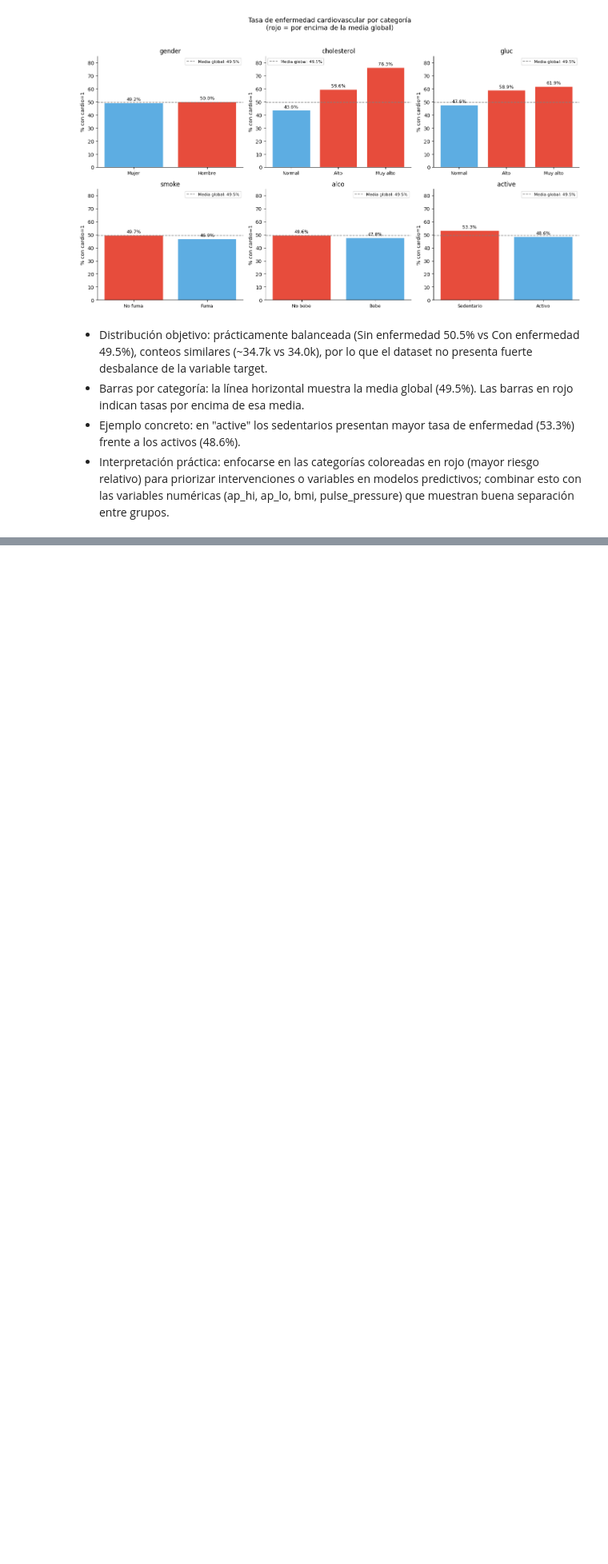
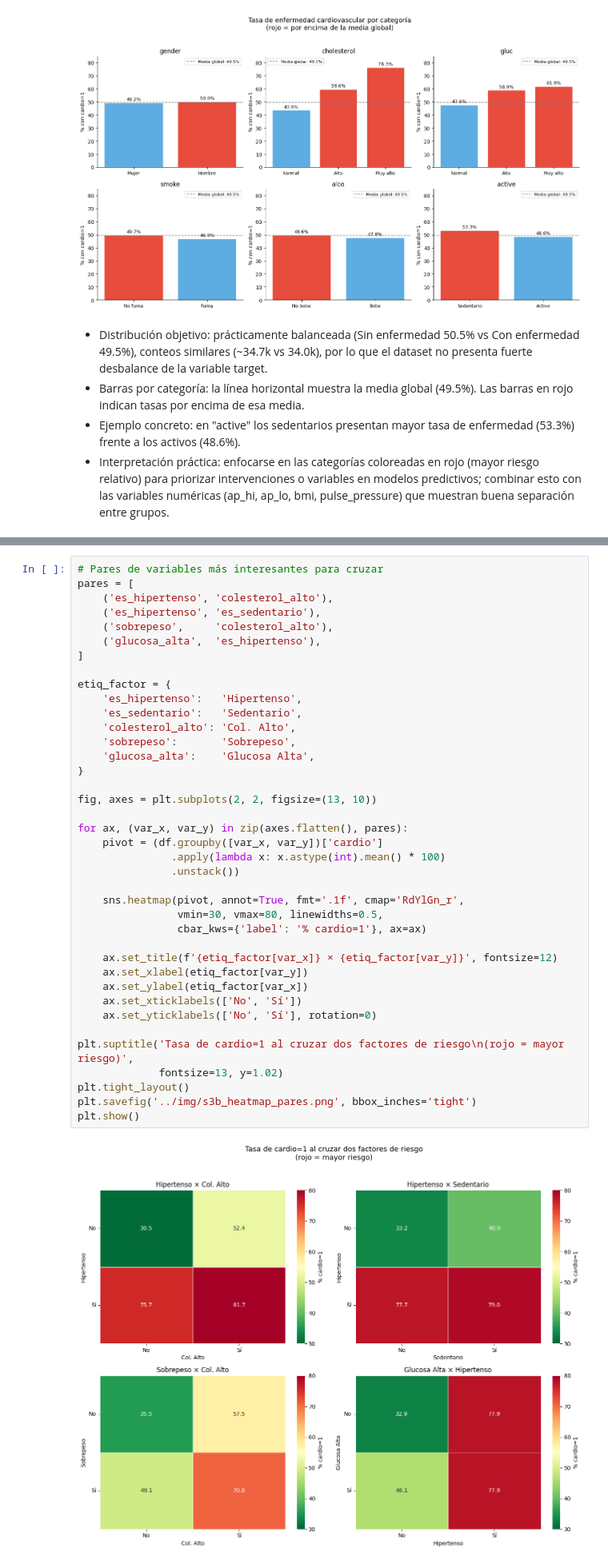
Before and after one commit to anacolinaarismendi/Cardiovascular-Disease, a Jupyter notebook: Notebooks/03_eda.ipynb, the cells around one changed output, grey strips where cells are left out. Shown at 80% size. Drawn from its saved outputs; the diff is of its cells as text; blank space fills up the shorter version.

```diff
--- a/Notebooks/03_eda.ipynb
+++ b/Notebooks/03_eda.ipynb
@@ -197,0 +584,41 @@ plt.show()
+# %%
+# Pares de variables más interesantes para cruzar
+pares = [
+    ('es_hipertenso', 'colesterol_alto'),
+    ('es_hipertenso', 'es_sedentario'),
+    ('sobrepeso',     'colesterol_alto'),
+    ('glucosa_alta',  'es_hipertenso'),
+]
+
+etiq_factor = {
+    'es_hipertenso':   'Hipertenso',
+    'es_sedentario':   'Sedentario',
+    'colesterol_alto': 'Col. Alto',
+    'sobrepeso':       'Sobrepeso',
+    'glucosa_alta':    'Glucosa Alta',
+}
+
+fig, axes = plt.subplots(2, 2, figsize=(13, 10))
+
+for ax, (var_x, var_y) in zip(axes.flatten(), pares):
+    pivot = (df.groupby([var_x, var_y])['cardio']
+               .apply(lambda x: x.astype(int).mean() * 100)
+               .unstack())
+
+    sns.heatmap(pivot, annot=True, fmt='.1f', cmap='RdYlGn_r',
+                vmin=30, vmax=80, linewidths=0.5,
+                cbar_kws={'label': '% cardio=1'}, ax=ax)
+
+    ax.set_title(f'{etiq_factor[var_x]} × {etiq_factor[var_y]}', fontsize=12)
+    ax.set_xlabel(etiq_factor[var_y])
+    ax.set_ylabel(etiq_factor[var_x])
+    ax.set_xticklabels(['No', 'Sí'])
+    ax.set_yticklabels(['No', 'Sí'], rotation=0)
+
+plt.suptitle('Tasa de cardio=1 al cruzar dos factores de riesgo\n(rojo = mayor riesgo)',
+             fontsize=13, y=1.02)
+plt.tight_layout()
+plt.savefig('../img/s3b_heatmap_pares.png', bbox_inches='tight')
+plt.show()
+# %% [output]
+[figure, added]
```
Also changed, not shown: parts of 18 cells of this notebook.
